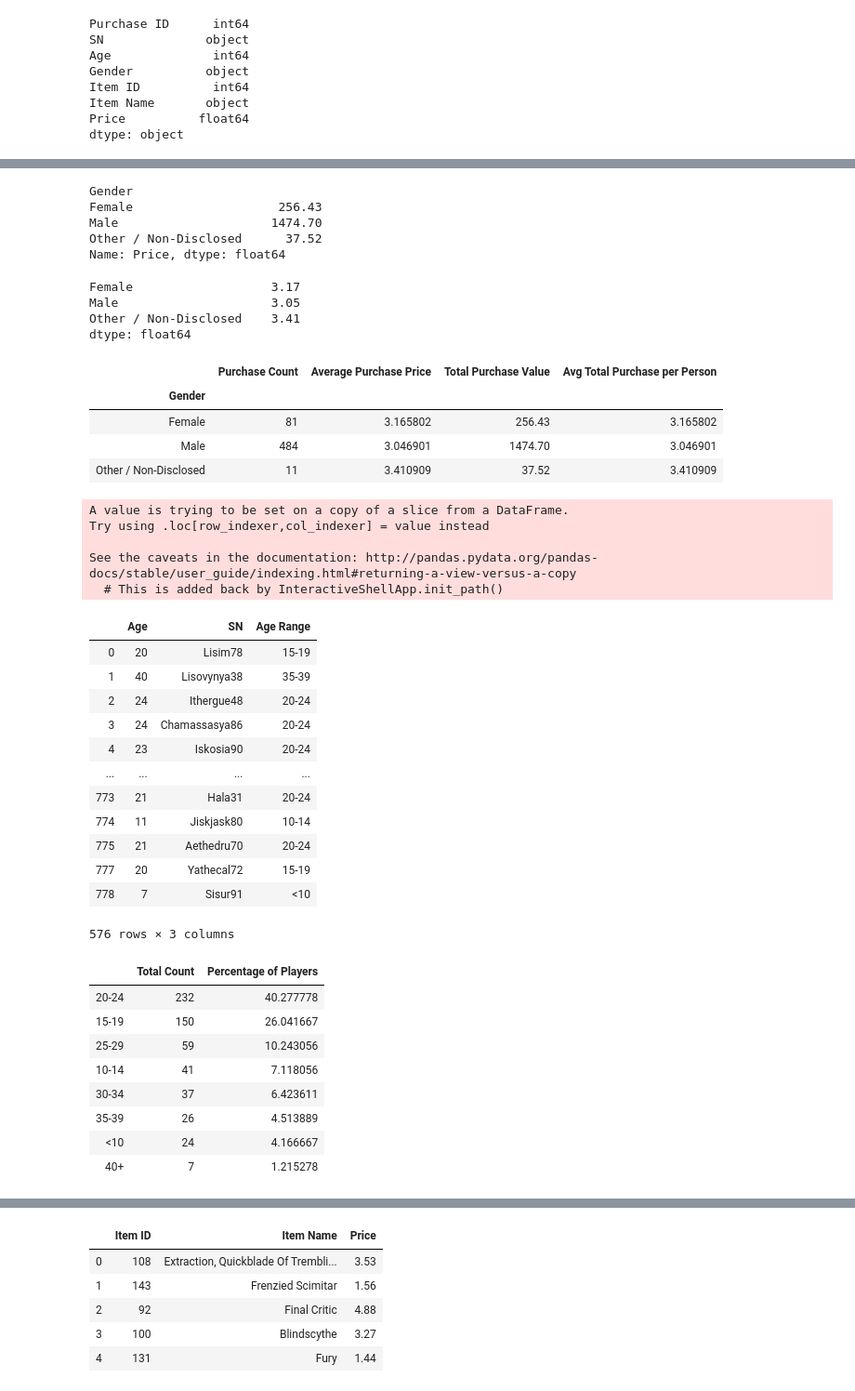
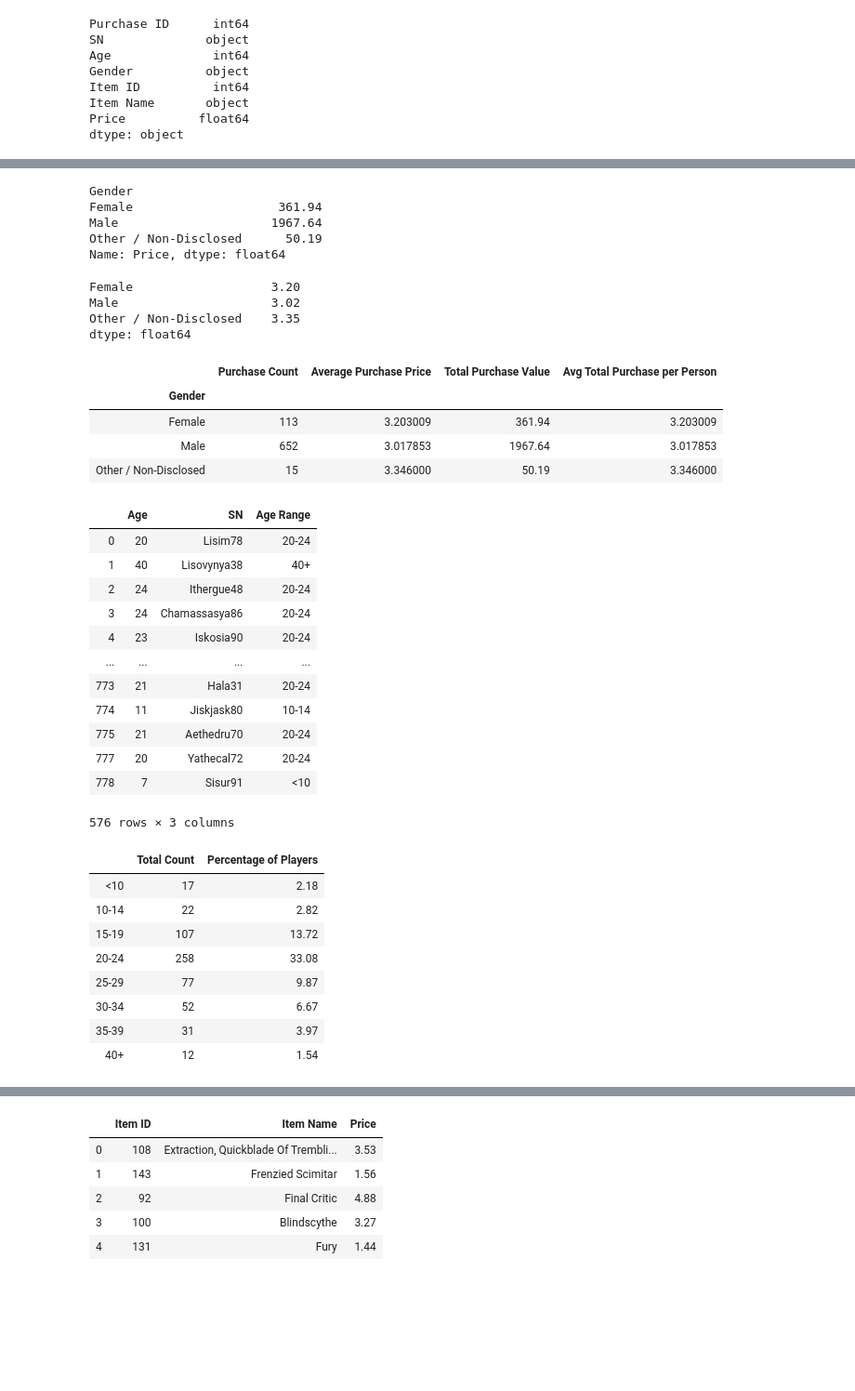
Before and after one commit to mjenkins15/JenkinsPandas_Challenge, a Jupyter notebook: HeroesOfPymoli.ipynb, the cells around one changed output, grey strips where cells are left out. Shown at 93% size. Drawn from its saved outputs; the diff is of its cells as text; code cells hidden in the pictures; blank space fills up the shorter version.

```diff
--- a/HeroesOfPymoli.ipynb
+++ b/HeroesOfPymoli.ipynb
@@ -117,7 +117,7 @@ dtype: int64
 #Referenced Hannah's code for this cell
 
 #to drop duplicates by the screen name#
-purchase_file_pd = purchase_file_pd.drop_duplicates('SN')
+
 #to make total players an integer and not a list#
 total_players = purchase_file_pd.count()[0]
 #Then you can use a value_counts() to get the listed genders#
@@ -183,9 +184,9 @@ tot_purch_pp = purchase_file_pd.groupby("Gender")["Price"].sum()
 tot_purch_pp
 # %% [output]
 Gender
-Female                    256.43
-Male                     1474.70
-Other / Non-Disclosed      37.52
+Female                    361.94
+Male                     1967.64
+Other / Non-Disclosed      50.19
 Name: Price, dtype: float64
 # %%
 #average total purchase per person#
@@ -193,9 +194,9 @@ Name: Price, dtype: float64
 avg_tot_purch_pp = tot_purch_pp/ gender_count
 avg_tot_purch_pp.round(2)
 # %% [output]
-Female                   3.17
-Male                     3.05
-Other / Non-Disclosed    3.41
+Female                   3.20
+Male                     3.02
+Other / Non-Disclosed    3.35
 dtype: float64
 # %%
 ########Purchasing Analysis (Gender) summary data frame
@@ -209,55 +210,53 @@ purch_analysis
 # %% [output]
 |  | Purchase Count | Average Purchase Price | Total Purchase Value | Avg Total Purchase per Person |
 | Gender |  |  |  |  |
-| Female | 81 | 3.165802 | 256.43 | 3.165802 |
-| Male | 484 | 3.046901 | 1474.70 | 3.046901 |
-| Other / Non-Disclosed | 11 | 3.410909 | 37.52 | 3.410909 |
+| Female | 113 | 3.203009 | 361.94 | 3.203009 |
+| Male | 652 | 3.017853 | 1967.64 | 3.017853 |
+| Other / Non-Disclosed | 15 | 3.346000 | 50.19 | 3.346000 |
 # %%
 #AGE DEMOGRAPHICS
 #create a new dataframe
-age_demo = purchase_file_pd[["Age", "SN"]]
+age_demo = purchase_file_pd[["Age", "SN"]].drop_duplicates()
 
 #establish bins for the given age ranges
-bins = [0, 10, 15, 20, 25, 30, 35, 40, 200]
+bins = [0, 9.90, 14.90, 19.90, 24.90, 29.90, 34.90, 39.90, 99999]
 age_ranges =["<10", "10-14", "15-19", "20-24", "25-29", "30-34", "35-39", "40+"]
 
 #Categorize existing players into the age bins using pd.cut()
 
-age_demo["Age Range"] = pd.cut(age_demo["Age"], bins, labels = age_ranges, include_lowest=True)
+age_demo["Age Range"] = pd.cut(age_demo["Age"], bins, labels = age_ranges)
 age_demo
 # %% [output]
+|  | Age | SN | Age Range |
+| 0 | 20 | Lisim78 | 20-24 |
+| 1 | 40 | Lisovynya38 | 40+ |
+| 2 | 24 | Ithergue48 | 20-24 |
+| 3 | 24 | Chamassasya86 | 20-24 |
+| 4 | 23 | Iskosia90 | 20-24 |
+| ... | ... | ... | ... |
+| 773 | 21 | Hala31 | 20-24 |
+| 774 | 11 | Jiskjask80 | 10-14 |
+| 775 | 21 | Aethedru70 | 20-24 |
+| 777 | 20 | Yathecal72 | 20-24 |
+| 778 | 7 | Sisur91 | <10 |
-A value is trying to be set on a copy of a slice from a DataFrame.
-Try using .loc[row_indexer,col_indexer] = value instead
-
-See the caveats in the documentation: http://pandas.pydata.org/pandas-docs/stable/user_guide/indexing.html#returning-a-view-versus-a-copy
-  # This is added back by InteractiveShellApp.init_path()
+576 rows × 3 columns
-|  | Age | SN | Age Range |
-| 0 | 20 | Lisim78 | 15-19 |
-| 1 | 40 | Lisovynya38 | 35-39 |
-| 2 | 24 | Ithergue48 | 20-24 |
-| 3 | 24 | Chamassasya86 | 20-24 |
-| 4 | 23 | Iskosia90 | 20-24 |
-| ... | ... | ... | ... |
-| 773 | 21 | Hala31 | 20-24 |
-| 774 | 11 | Jiskjask80 | 10-14 |
-| 775 | 21 | Aethedru70 | 20-24 |
-| 777 | 20 | Yathecal72 | 15-19 |
-| 778 | 7 | Sisur91 | <10 |
-576 rows × 3 columns
 # %%
 #percent by age
-age_percentage= purchase_file_pd["Age Range"].value_counts()/(total_players) * 100
+age_percentage= age_demo["Age Range"].value_counts()/(total_players) * 100
 age_percentage.round(2)
 
+age_count = age_demo["Age Range"].value_counts()
+
 age_demo=pd.DataFrame({"Total Count":age_count,"Percentage of Players": age_percentage})
-age_demo
+age_demo=age_demo.round(2)
+age_demo.sort_index()
 # %% [output]
 |  | Total Count | Percentage of Players |
-| 20-24 | 232 | 40.277778 |
-| 15-19 | 150 | 26.041667 |
-| 25-29 | 59 | 10.243056 |
-| 10-14 | 41 | 7.118056 |
-| 30-34 | 37 | 6.423611 |
-| 35-39 | 26 | 4.513889 |
-| <10 | 24 | 4.166667 |
-| 40+ | 7 | 1.215278 |
+| <10 | 17 | 2.18 |
+| 10-14 | 22 | 2.82 |
+| 15-19 | 107 | 13.72 |
+| 20-24 | 258 | 33.08 |
+| 25-29 | 77 | 9.87 |
+| 30-34 | 52 | 6.67 |
+| 35-39 | 31 | 3.97 |
+| 40+ | 12 | 1.54 |
```
Also changed, not shown: parts of 23 cells of this notebook.
